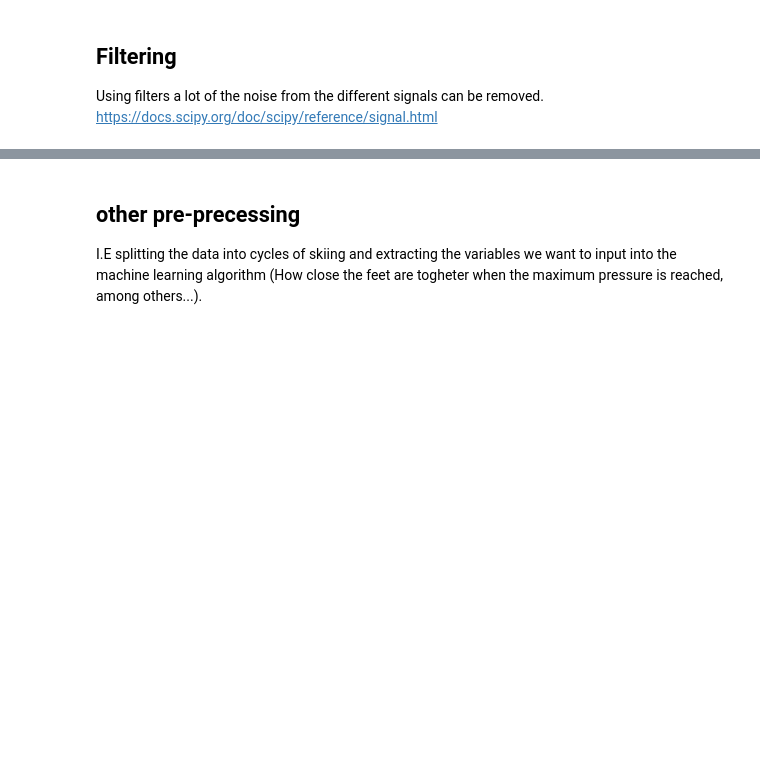
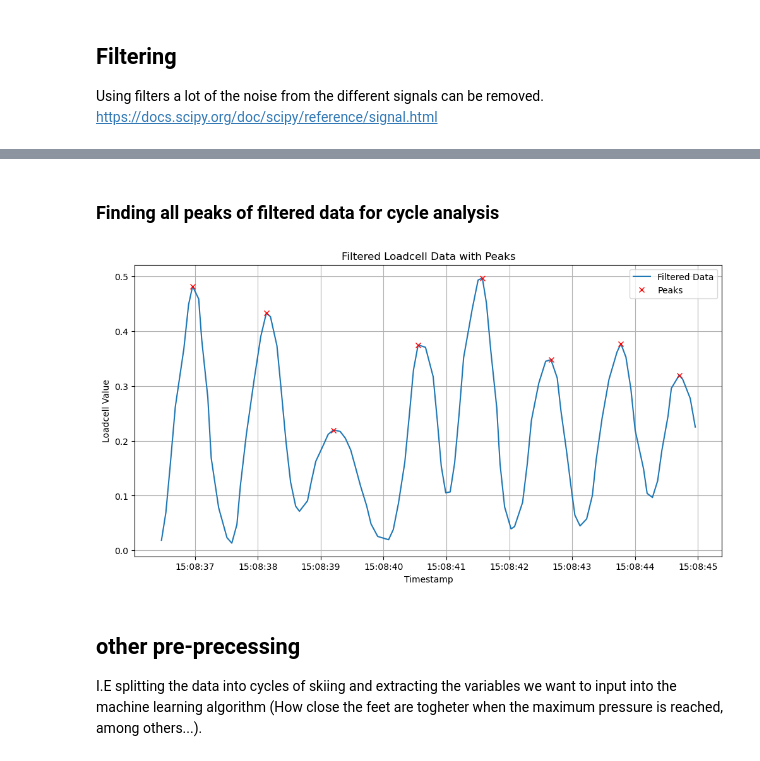
Before and after one commit to Husmarke/Kandidat-Cross-Country-Technique, a Jupyter notebook: kandidat_kod.ipynb, the cells around one changed output, grey strips where cells are left out. Drawn from its saved outputs; the diff is of its cells as text; code cells hidden in the pictures; blank space fills up the shorter version.

Commit message:
Added code to find all peaks for filtered loadcell data for cycle analysis

```diff
--- a/kandidat_kod.ipynb
+++ b/kandidat_kod.ipynb
@@ -335,3 +335,28 @@ except ValueError as e:
+# %% [markdown]
+### Finding all peaks of filtered data for cycle analysis
+# %%
+# finding the peaks in the filtered data
+peaks, _ = spsig.find_peaks(filtered_data, height=0.05)  # find the peaks in the filtered data
+
+# Adjust peaks to match the sliced range
+adjusted_peaks = [p for p in peaks if time1 <= p < time2]
+
+# plot the peaks in the filtered data
+plt.figure(figsize=(12, 6))
+plt.plot(log_df['Timestamp'][time1:time2], filtered_data[time1:time2], label='Filtered Data')
+plt.plot(
+	[log_df['Timestamp'][time1:time2].iloc[p - time1] for p in adjusted_peaks],
+	[filtered_data[p] for p in adjusted_peaks],
+	"x", label='Peaks', color='red'
+)
+plt.title('Filtered Loadcell Data with Peaks')
+plt.xlabel('Timestamp')
+plt.ylabel('Loadcell Value')
+plt.legend()
+plt.grid()
+plt.show()
+# %% [output]
+[figure, added]
 # %% [markdown]
 ## other pre-precessing
 I.E splitting the data into cycles of skiing and extracting the variables we want to input into the machine learning algorithm (How close the feet are togheter when the maximum pressure is reached, among others...).
```
Also changed, not shown: parts of 1 cell of this notebook.
